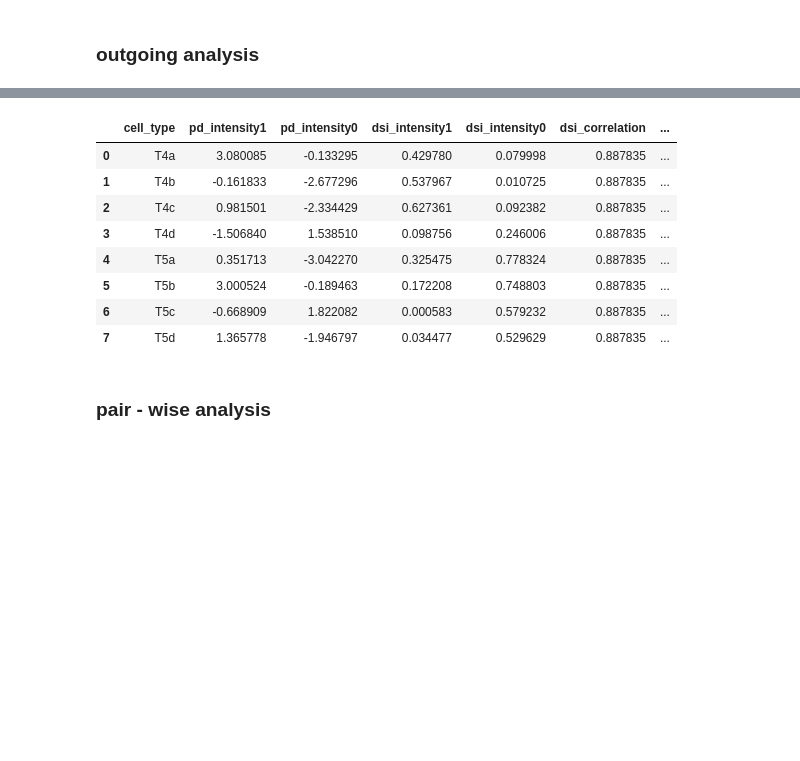
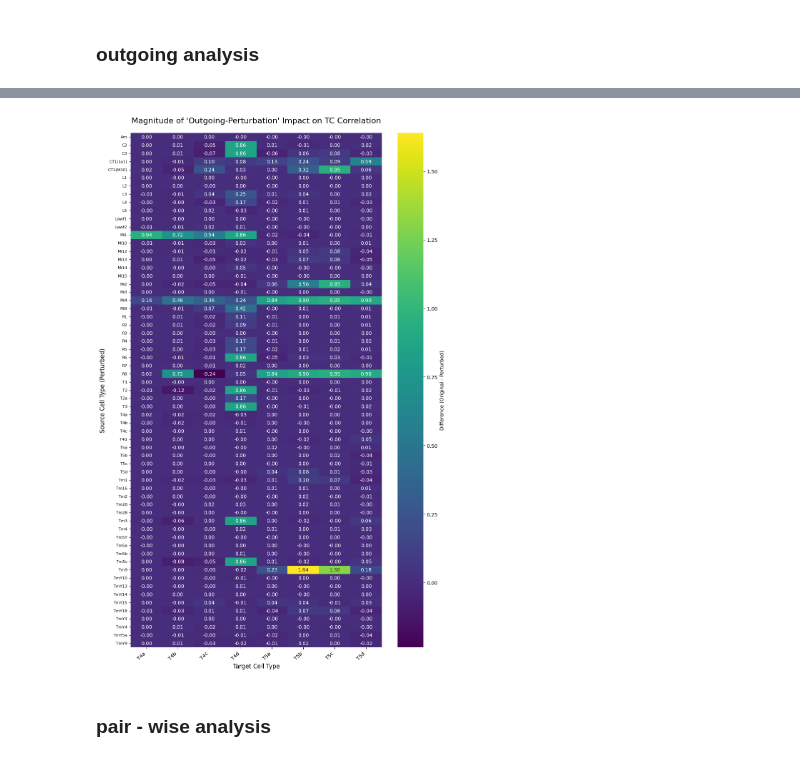
Before and after one commit to deangeckt/fly_wire_perturbations, a Jupyter notebook: moving_edge_analysis.ipynb, the cells around one changed output, grey strips where cells are left out. Drawn from its saved outputs; the diff is of its cells as text; code cells hidden in the pictures; blank space fills up the shorter version.

```diff
--- a/moving_edge_analysis.ipynb
+++ b/moving_edge_analysis.ipynb
@@ -20,8 +24,3 @@ origianl_network_res
 | 7 | T5d | 1.365778 | -1.946797 | 0.034477 | 0.529629 | 0.887835 | ... |
 # %% [markdown]
 ### outgoing analysis
-# %%
-for src_cell_type in cell_type_df.source_type.unique():
-    print(f"Processing source cell type: {src_cell_type}")
-    outgoing_df = pd.read_csv(f"{outgoing_pert_path}/{src_cell_type}_outgoing.csv")
-    break
@@ -30,14 +78,44 @@ Processing source cell type: Am
 # %%
-outgoing_df
+# 1. Prepare the DataFrame
+# Ensure 'src_cell_type' is the index for correct plotting
+if 'src_cell_type' in diff_results_df.columns:
+    plot_df = diff_results_df.set_index('src_cell_type')
+else:
+    # Assuming src_cell_type is already the index if the column doesn't exist
+    plot_df = diff_results_df.copy()
+
+abs_plot_df = plot_df.apply(pd.to_numeric, errors='coerce').abs()
-# %% [output]
-|  | cell_type | pd_intensity1 | pd_intensity0 | dsi_intensity1 | dsi_intensity0 | dsi_correlation | ... |
-| 0 | T4a | 3.080085 | -0.133295 | 0.429780 | 0.079998 | 0.887835 | ... |
-| 1 | T4b | -0.161833 | -2.677296 | 0.537967 | 0.010725 | 0.887835 | ... |
-| 2 | T4c | 0.981501 | -2.334429 | 0.627361 | 0.092382 | 0.887835 | ... |
-| 3 | T4d | -1.506840 | 1.538510 | 0.098756 | 0.246006 | 0.887835 | ... |
-| 4 | T5a | 0.351713 | -3.042270 | 0.325475 | 0.778324 | 0.887835 | ... |
-| 5 | T5b | 3.000524 | -0.189463 | 0.172208 | 0.748803 | 0.887835 | ... |
-| 6 | T5c | -0.668909 | 1.822082 | 0.000583 | 0.579232 | 0.887835 | ... |
-| 7 | T5d | 1.365778 | -1.946797 | 0.034477 | 0.529629 | 0.887835 | ... |
+# %%
+# Calculate a good height: approx 0.25 inches per row ensures space
+# If you have 100 rows, this makes a 25-inch tall image.
+num_rows = len(plot_df)
+fig_height = num_rows * 0.25
+
+plt.figure(figsize=(10, fig_height)) # Width=10, Height=Dynamic
+
+# Assuming you are using a heatmap
+ax = sns.heatmap(plot_df,
+                 vmin=plot_df.min().min(),
+                 annot=True,       # Show numbers in cells
+                 fmt=".2f",        # Format numbers
+                 cbar=True,
+                 cmap="viridis",
+                 yticklabels=True) # FORCE every row label to be drawn
+
+# Adjust the font size of the y-axis (row) labels specifically
+ax.set_yticklabels(ax.get_yticklabels(), fontsize=8, rotation=0)
+
+plt.title('Magnitude of \'Outgoing-Perturbation\' Impact on TC Correlation', fontsize=16, pad=20)
+plt.xlabel('Target Cell Type', fontsize=12)
+plt.ylabel('Source Cell Type (Perturbed)', fontsize=12)
+plt.xticks(rotation=45, ha='right')
+plt.yticks(rotation=0)
+cbar = ax.collections[0].colorbar
+cbar.set_label('Difference (Original - Perturbed)')
+
+plt.tight_layout()
+plt.show()
+# %% [output]
+[figure, added]
 # %% [markdown]
 ### pair - wise analysis
```
Also changed, not shown: parts of 5 cells of this notebook, 2 other files.
